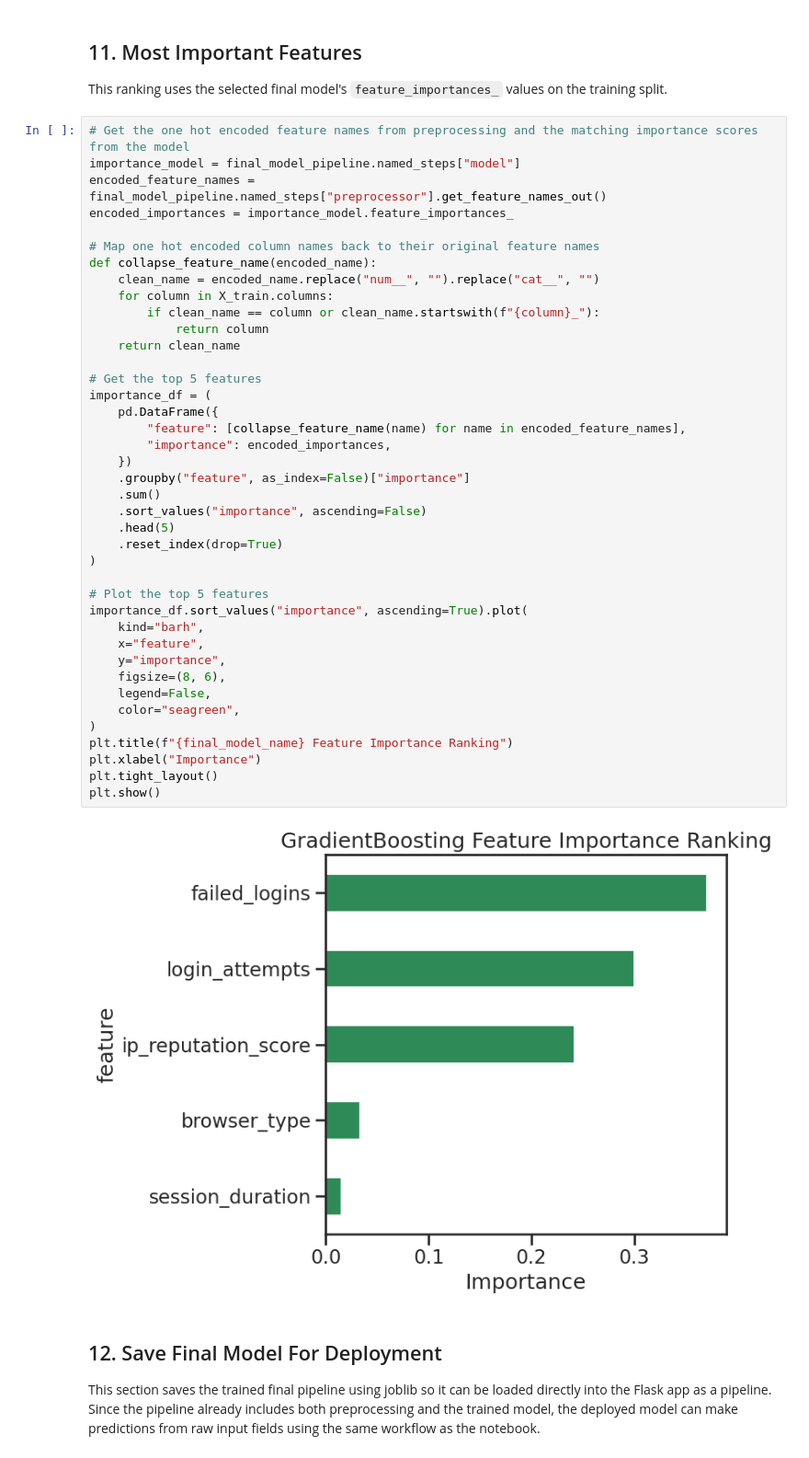
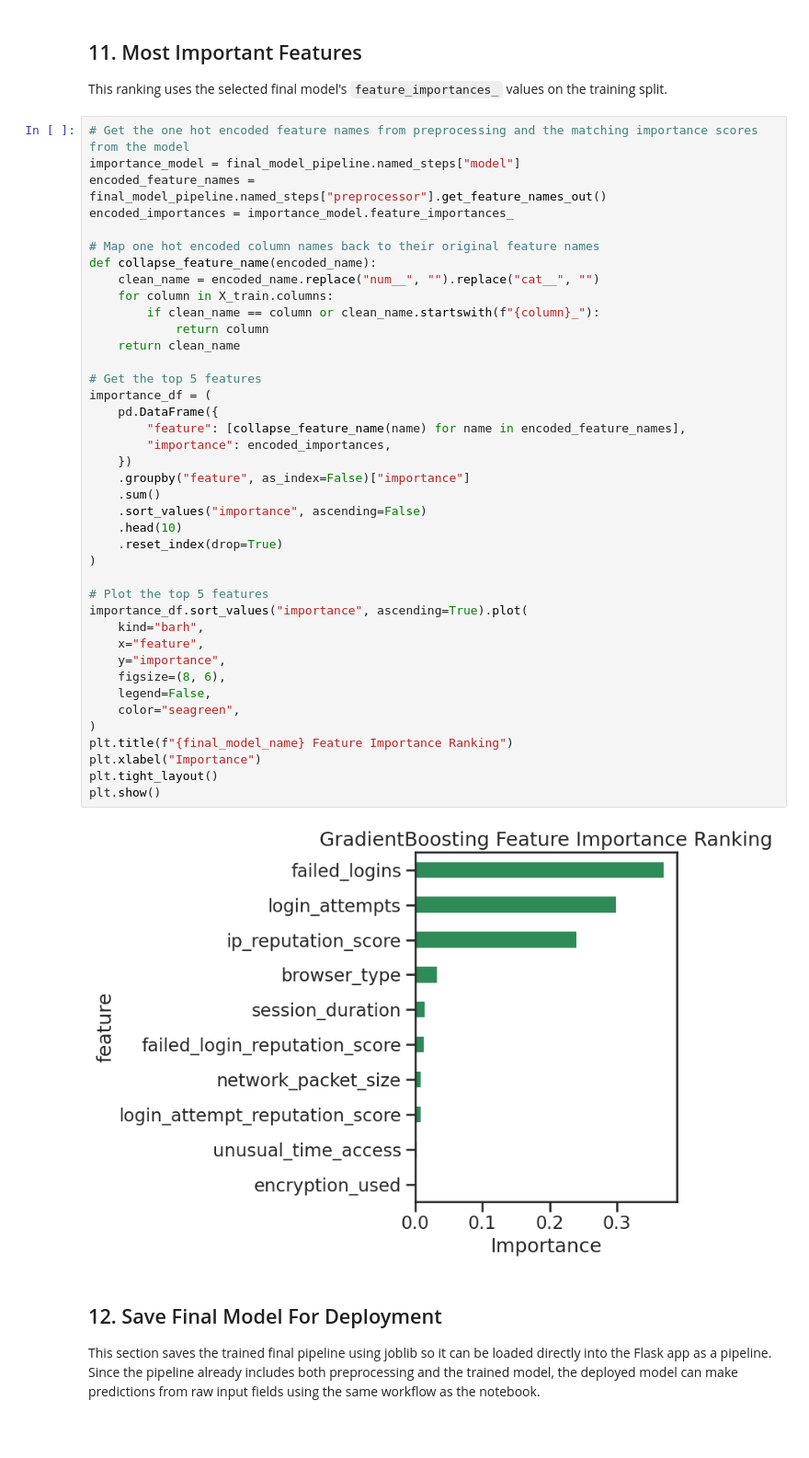
Before and after one commit to Pdmurphy2/intrusion-detection-ml, a Jupyter notebook: pat_model/pat_showcase.ipynb, the cells around one changed output. Shown at 92% size. Drawn from its saved outputs; the diff is of its cells as text; blank space fills up the shorter version.

```diff
--- a/pat_model/pat_showcase.ipynb
+++ b/pat_model/pat_showcase.ipynb
@@ -716,35 +717,35 @@ def collapse_feature_name(encoded_name):
         if clean_name == column or clean_name.startswith(f"{column}_"):
             return column
     return clean_name
 
 # Get the top 5 features
 importance_df = (
     pd.DataFrame({
         "feature": [collapse_feature_name(name) for name in encoded_feature_names],
         "importance": encoded_importances,
     })
     .groupby("feature", as_index=False)["importance"]
     .sum()
     .sort_values("importance", ascending=False)
-    .head(5)
+    .head(10)
     .reset_index(drop=True)
 )
 
 # Plot the top 5 features
 importance_df.sort_values("importance", ascending=True).plot(
     kind="barh",
     x="feature",
     y="importance",
     figsize=(8, 6),
     legend=False,
     color="seagreen",
 )
 plt.title(f"{final_model_name} Feature Importance Ranking")
 plt.xlabel("Importance")
 plt.tight_layout()
 plt.show()
 # %% [output]
-[figure, old version]
+[figure, new version]
 # %% [markdown]
 ## 12. Save Final Model For Deployment
 
```
Also changed, not shown: parts of 1 cell of this notebook.
